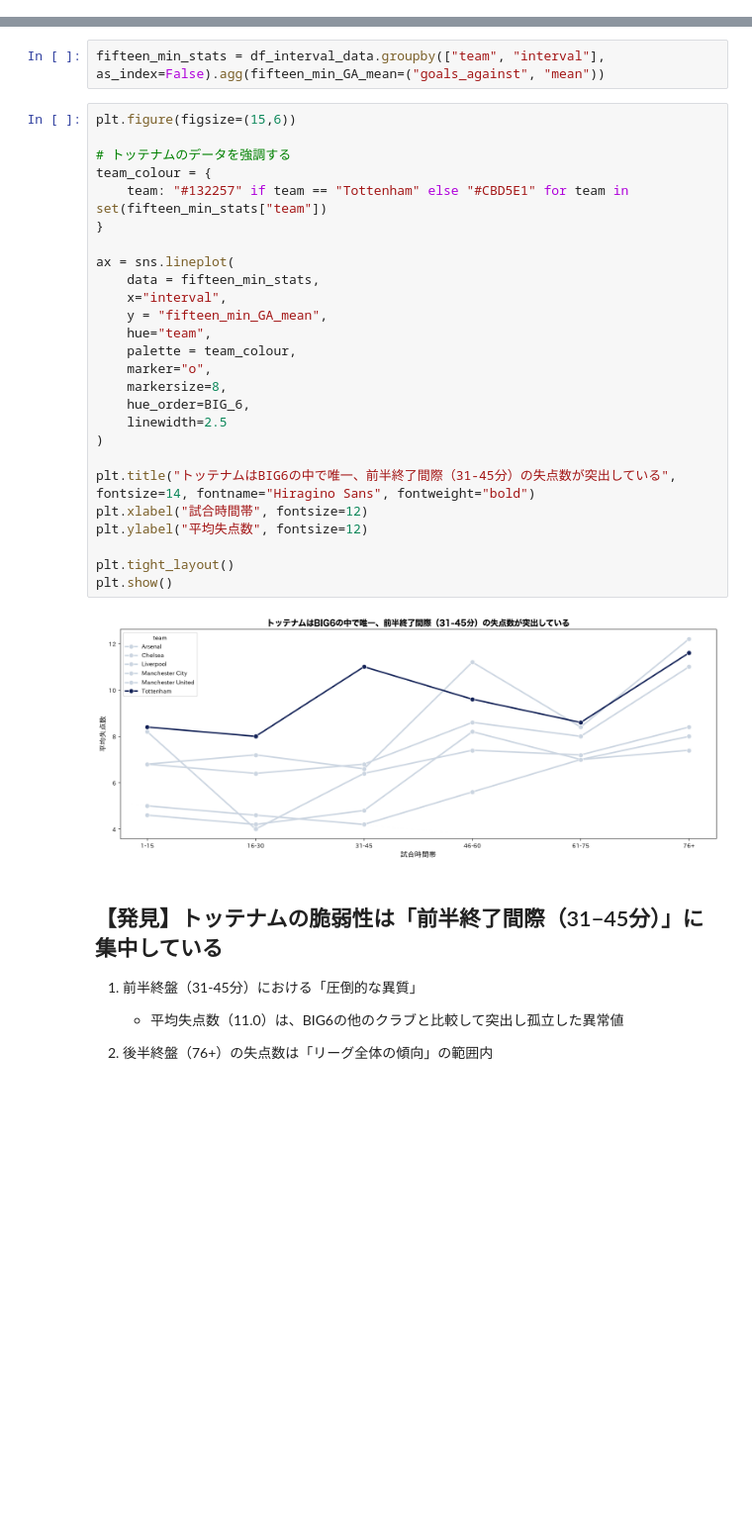
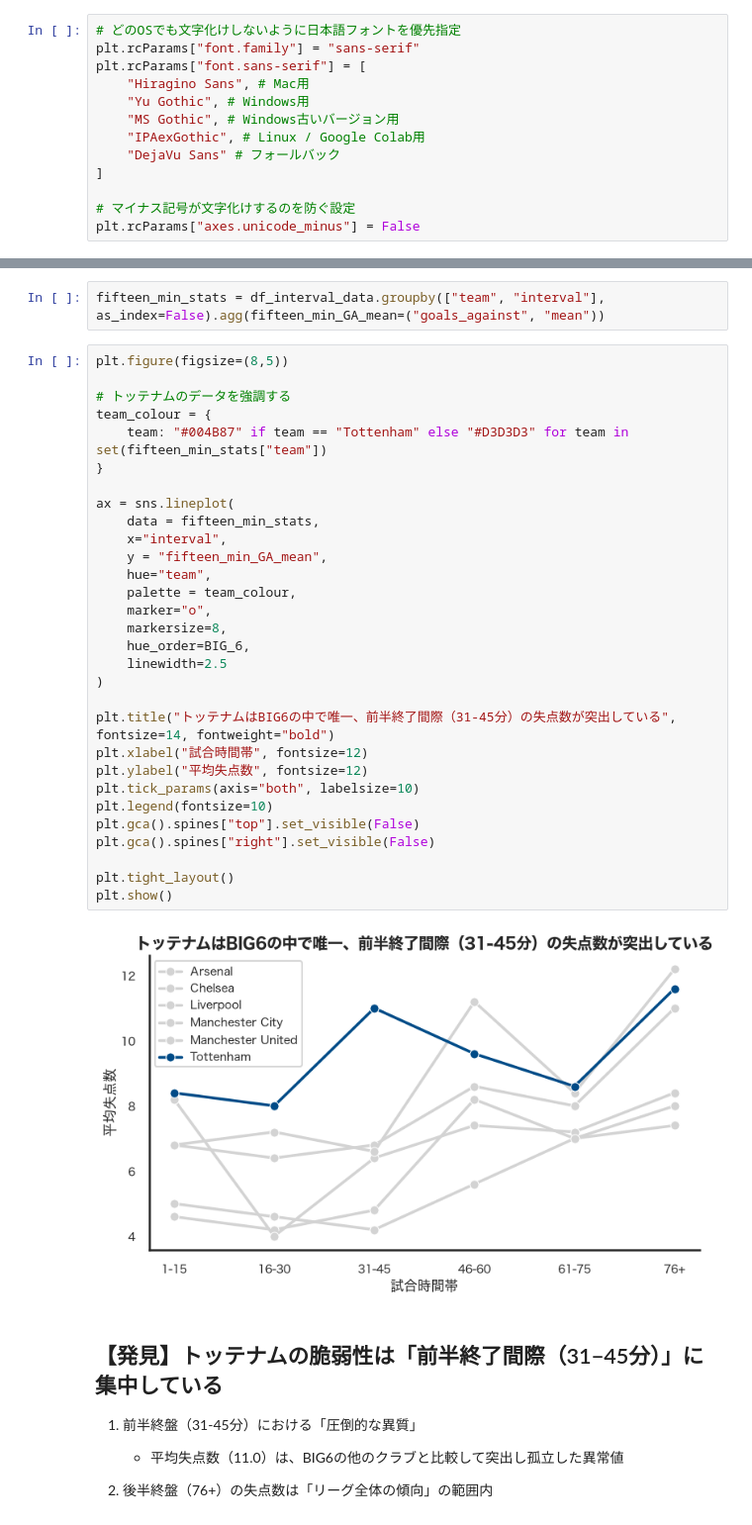
Before and after one commit to hdnr-k/tottenham-rebuild-analytics, a Jupyter notebook: notebooks/04_exploratory_analysis.ipynb, the cells around one changed output, grey strips where cells are left out. Shown at 99% size. Cells and saved outputs as stored; diff of their text form; blank space fills up the shorter version.

Commit message:
feat: improve chart by grouping items and updating styles

```diff
--- a/notebooks/04_exploratory_analysis.ipynb
+++ b/notebooks/04_exploratory_analysis.ipynb
@@ -8,5 +8,18 @@ import seaborn as sns
 # %%
 BIG_6 = ["Arsenal", "Chelsea", "Liverpool", "Manchester City", "Manchester United", "Tottenham"]
+# %%
+# どのOSでも文字化けしないように日本語フォントを優先指定
+plt.rcParams["font.family"] = "sans-serif"
+plt.rcParams["font.sans-serif"] = [
+    "Hiragino Sans", # Mac用
+    "Yu Gothic", # Windows用
+    "MS Gothic", # Windows古いバージョン用
+    "IPAexGothic", # Linux / Google Colab用
+    "DejaVu Sans" # フォールバック
+]
+
+# マイナス記号が文字化けするのを防ぐ設定
+plt.rcParams["axes.unicode_minus"] = False
 # %% [markdown]
 ## BIG6の時間帯別失点数の推移
 # %%
@@ -14,33 +27,37 @@ df_interval_data = pd.read_csv("data/processed/cleaned_interval_data.csv").copy(
 # %%
 fifteen_min_stats = df_interval_data.groupby(["team", "interval"], as_index=False).agg(fifteen_min_GA_mean=("goals_against", "mean"))
 # %%
-plt.figure(figsize=(15,6))
+plt.figure(figsize=(8,5))
 
 # トッテナムのデータを強調する
 team_colour = {
-    team: "#132257" if team == "Tottenham" else "#CBD5E1" for team in set(fifteen_min_stats["team"])
+    team: "#004B87" if team == "Tottenham" else "#D3D3D3" for team in set(fifteen_min_stats["team"])
 }
 
 ax = sns.lineplot(
     data = fifteen_min_stats,
     x="interval",
     y = "fifteen_min_GA_mean",
     hue="team",
     palette = team_colour,
     marker="o",
     markersize=8,
     hue_order=BIG_6,
     linewidth=2.5
 )
 
-plt.title("トッテナムはBIG6の中で唯一、前半終了間際（31-45分）の失点数が突出している", fontsize=14, fontname="Hiragino Sans", fontweight="bold")
+plt.title("トッテナムはBIG6の中で唯一、前半終了間際（31-45分）の失点数が突出している", fontsize=14, fontweight="bold")
 plt.xlabel("試合時間帯", fontsize=12)
 plt.ylabel("平均失点数", fontsize=12)
+plt.tick_params(axis="both", labelsize=10)
+plt.legend(fontsize=10)
+plt.gca().spines["top"].set_visible(False)
+plt.gca().spines["right"].set_visible(False)
 
 plt.tight_layout()
 plt.show()
 # %% [output]
-[figure, old version]
+[figure, new version]
 # %% [markdown]
 ## 【発見】トッテナムの脆弱性は「前半終了間際（31−45分）」に集中している
 1.  前半終盤（31-45分）における「圧倒的な異質」
```
Also changed, not shown: parts of 25 cells of this notebook.
